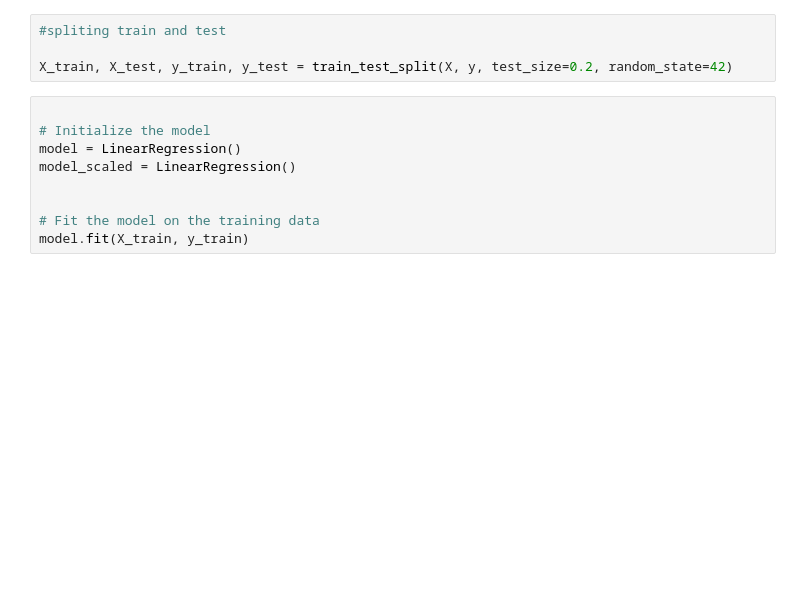
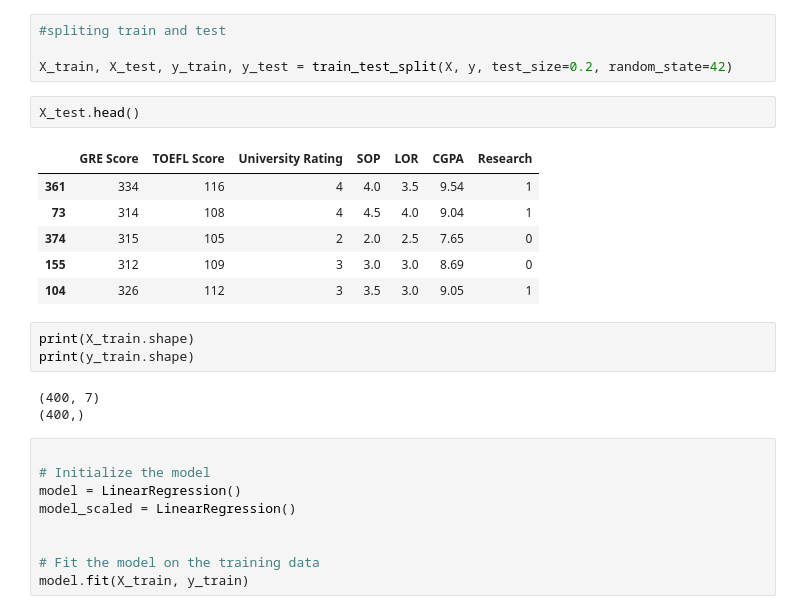
Before and after one commit to ashishkumarsaklani/Jam-project, a Jupyter notebook: Jamboree_Linear_Model.ipynb, the cells around one changed output. Cells and saved outputs as stored; diff of their text form; blank space fills up the shorter version.

```diff
--- a/Jamboree_Linear_Model.ipynb
+++ b/Jamboree_Linear_Model.ipynb
@@ -32,6 +34,21 @@ y = df['Chance of Admit ']
 #spliting train and test
 
 X_train, X_test, y_train, y_test = train_test_split(X, y, test_size=0.2, random_state=42)
+# %%
+X_test.head()
+# %% [output]
+|  | GRE Score | TOEFL Score | University Rating | SOP | LOR | CGPA | Research |
+| 361 | 334 | 116 | 4 | 4.0 | 3.5 | 9.54 | 1 |
+| 73 | 314 | 108 | 4 | 4.5 | 4.0 | 9.04 | 1 |
+| 374 | 315 | 105 | 2 | 2.0 | 2.5 | 7.65 | 0 |
+| 155 | 312 | 109 | 3 | 3.0 | 3.0 | 8.69 | 0 |
+| 104 | 326 | 112 | 3 | 3.5 | 3.0 | 9.05 | 1 |
+# %%
+print(X_train.shape)
+print(y_train.shape)
+# %% [output]
+(400, 7)
+(400,)
 # %%
 
 # Initialize the model
```
Also changed, not shown: parts of 11 cells of this notebook.
